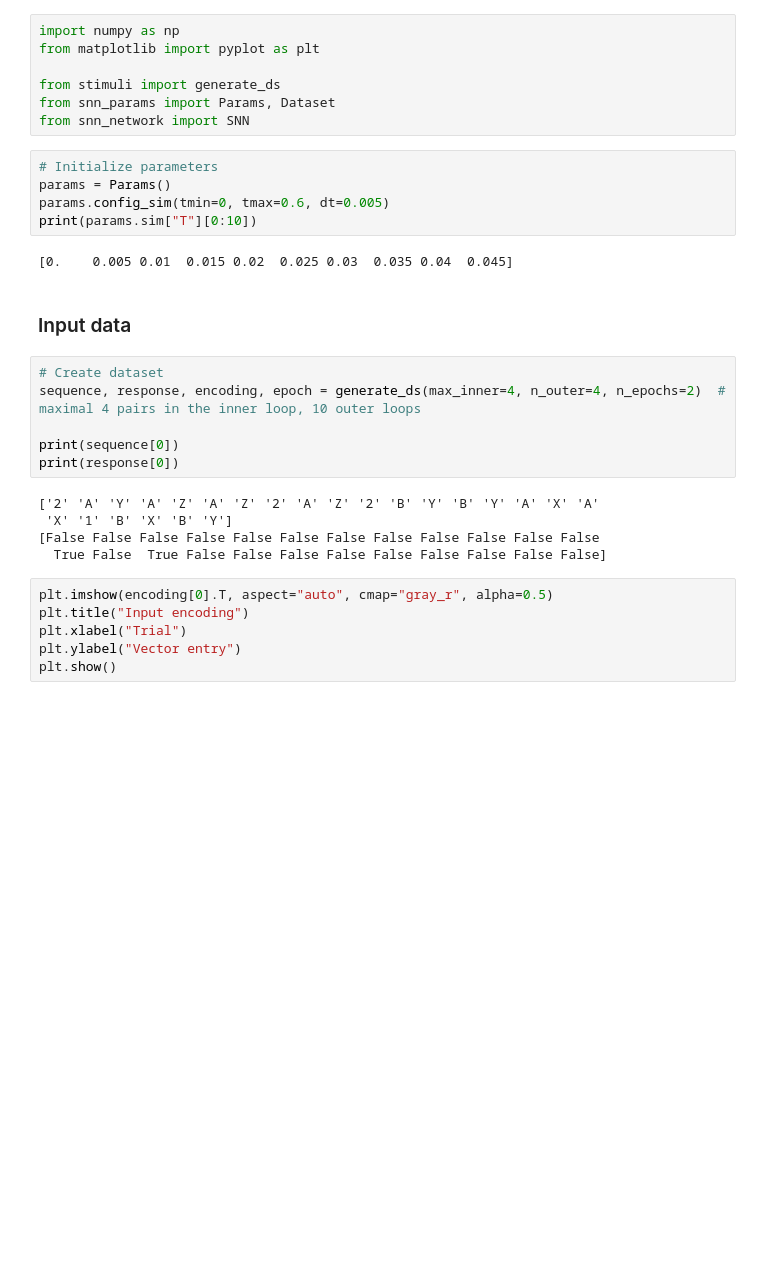
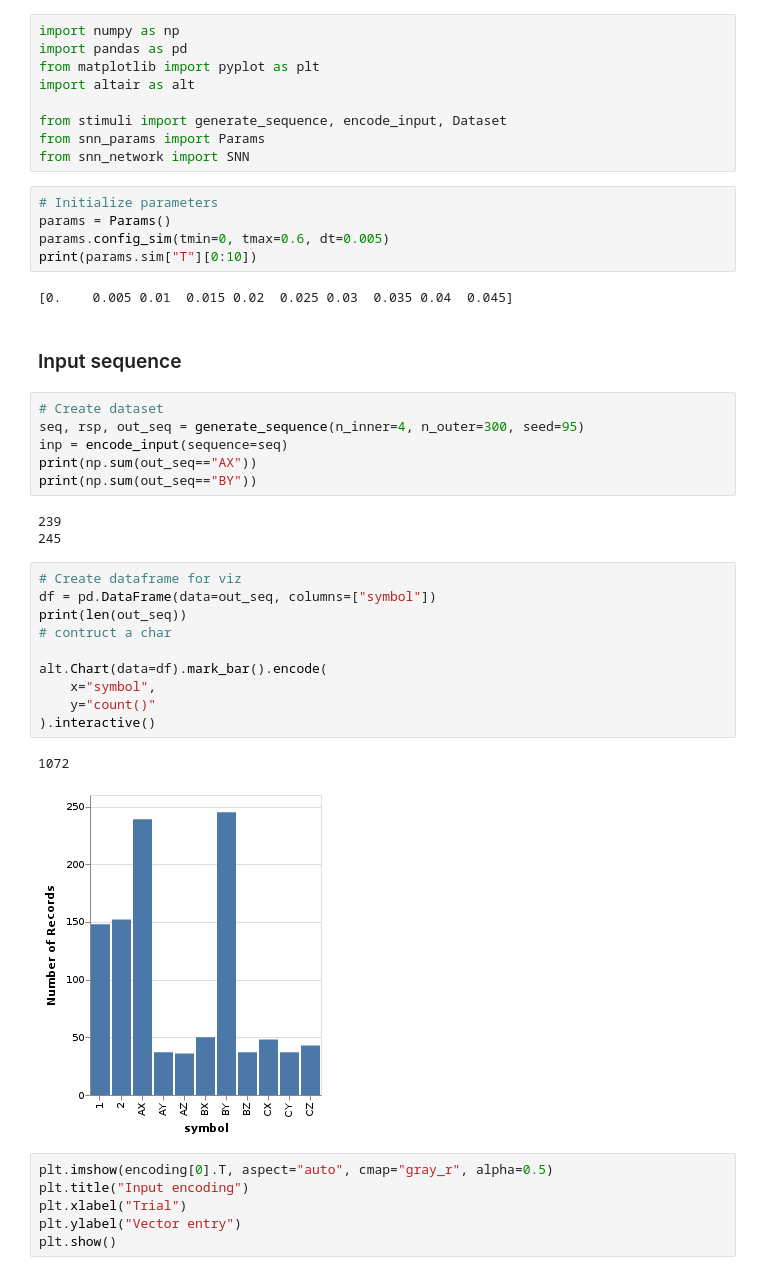
Before and after one commit to KristijanArmeni/snn-learn, a Jupyter notebook: overview.ipynb, the cells around one changed output. Saved outputs shown, nothing was run; the diff lists cells and outputs as text; blank space fills up the shorter version.

Commit message:
updated, added histogram of sequence statistics

```diff
--- a/overview.ipynb
+++ b/overview.ipynb
@@ -1,9 +1,11 @@
 # %%
 import numpy as np
+import pandas as pd
 from matplotlib import pyplot as plt
+import altair as alt
 
-from stimuli import generate_ds
-from snn_params import Params, Dataset
+from stimuli import generate_sequence, encode_input, Dataset
+from snn_params import Params
 from snn_network import SNN
 # %%
 # Initialize parameters
@@ -13,18 +15,29 @@ print(params.sim["T"][0:10])
 # %% [output]
 [0.    0.005 0.01  0.015 0.02  0.025 0.03  0.035 0.04  0.045]
 # %% [markdown]
-### Input data
+### Input sequence
-# %%
-# Create dataset
-sequence, response, encoding, epoch = generate_ds(max_inner=4, n_outer=4, n_epochs=2)  # maximal 4 pairs in the inner loop, 10 outer loops
-
-print(sequence[0])
-print(response[0])
-# %% [output]
-['2' 'A' 'Y' 'A' 'Z' 'A' 'Z' '2' 'A' 'Z' '2' 'B' 'Y' 'B' 'Y' 'A' 'X' 'A'
- 'X' '1' 'B' 'X' 'B' 'Y']
-[False False False False False False False False False False False False
-  True False  True False False False False False False False False False]
+# %%
+# Create dataset
+seq, rsp, out_seq = generate_sequence(n_inner=4, n_outer=300, seed=95)
+inp = encode_input(sequence=seq)
+print(np.sum(out_seq=="AX"))
+print(np.sum(out_seq=="BY"))
+# %% [output]
+239
+245
+# %%
+# Create dataframe for viz
+df = pd.DataFrame(data=out_seq, columns=["symbol"])
+print(len(out_seq))
+# contruct a char
+
+alt.Chart(data=df).mark_bar().encode(
+    x="symbol",
+    y="count()"
+).interactive()
+# %% [output]
+1072
+[figure, added]
 # %%
 plt.imshow(encoding[0].T, aspect="auto", cmap="gray_r", alpha=0.5)
 plt.title("Input encoding")
```
